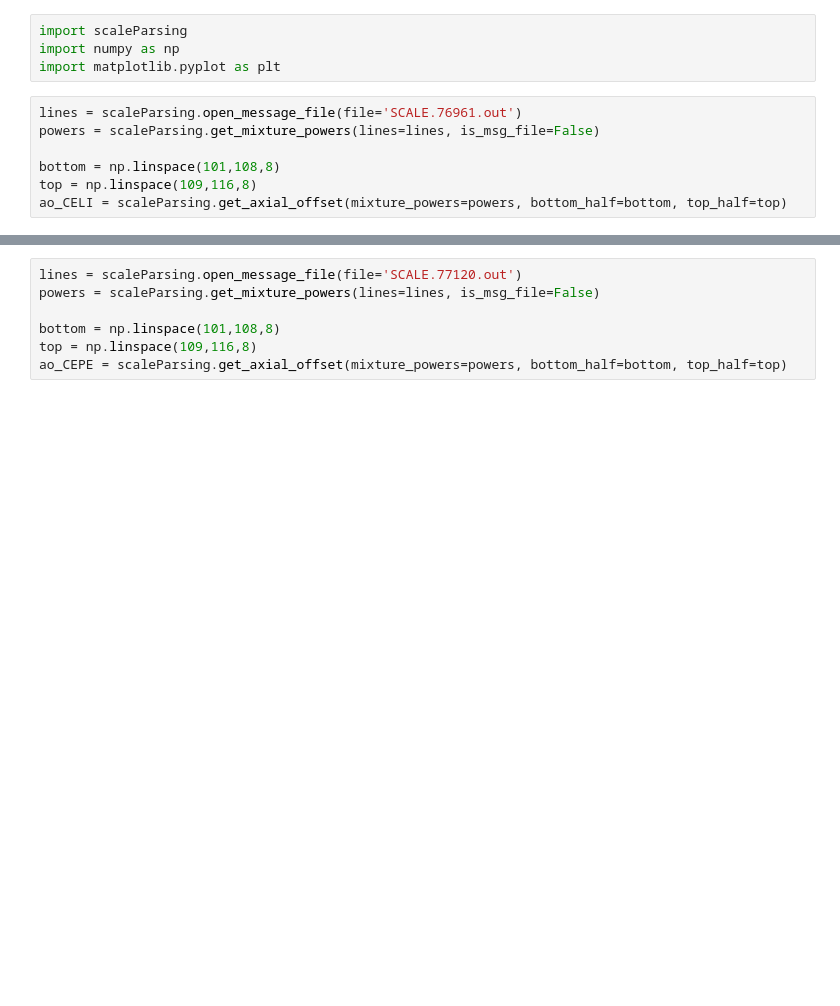
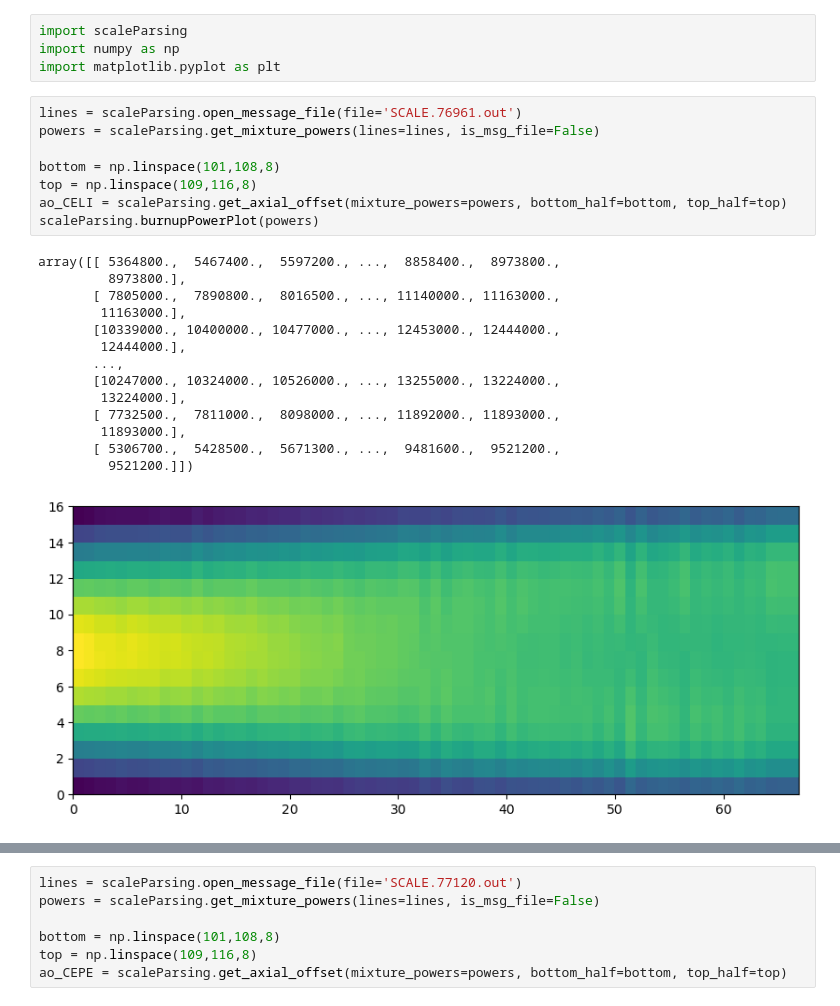
Before and after one commit to jfaulkner31/SCALETools, a Jupyter notebook: SCALEParser/testing.ipynb, the cells around one changed output, grey strips where cells are left out. Drawn from its saved outputs; the diff is of its cells as text; blank space fills up the shorter version.

```diff
--- a/SCALEParser/testing.ipynb
+++ b/SCALEParser/testing.ipynb
@@ -5,10 +5,26 @@ import matplotlib.pyplot as plt
 # %%
 lines = scaleParsing.open_message_file(file='SCALE.76961.out')
 powers = scaleParsing.get_mixture_powers(lines=lines, is_msg_file=False)
 
 bottom = np.linspace(101,108,8)
 top = np.linspace(109,116,8)
 ao_CELI = scaleParsing.get_axial_offset(mixture_powers=powers, bottom_half=bottom, top_half=top)
+scaleParsing.burnupPowerPlot(powers)
+# %% [output]
+array([[ 5364800.,  5467400.,  5597200., ...,  8858400.,  8973800.,
+         8973800.],
+       [ 7805000.,  7890800.,  8016500., ..., 11140000., 11163000.,
+        11163000.],
+       [10339000., 10400000., 10477000., ..., 12453000., 12444000.,
+        12444000.],
+       ...,
+       [10247000., 10324000., 10526000., ..., 13255000., 13224000.,
+        13224000.],
+       [ 7732500.,  7811000.,  8098000., ..., 11892000., 11893000.,
+        11893000.],
+       [ 5306700.,  5428500.,  5671300., ...,  9481600.,  9521200.,
+         9521200.]])
+[figure, added]
 # %%
 lines = scaleParsing.open_message_file(file='SCALE.76922.out')
 powers = scaleParsing.get_mixture_powers(lines=lines, is_msg_file=False)
```
Also changed, not shown: parts of 4 cells of this notebook.
